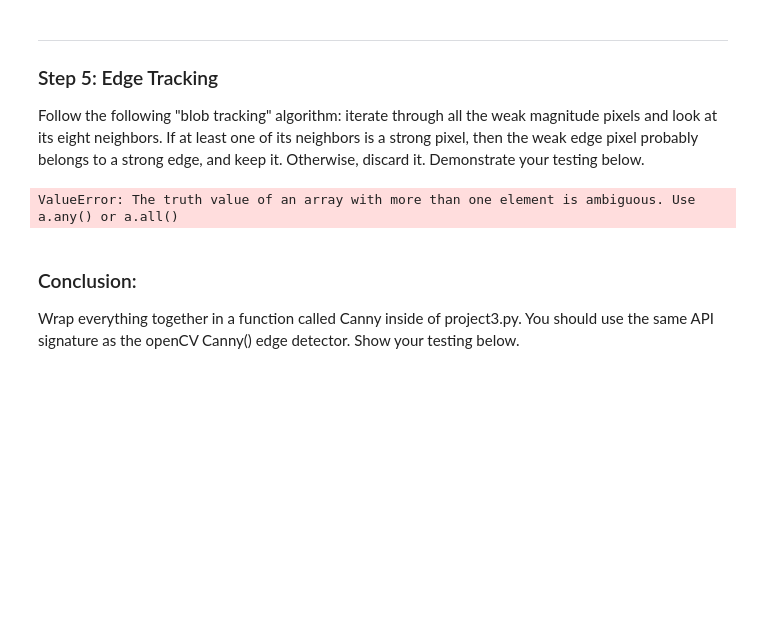
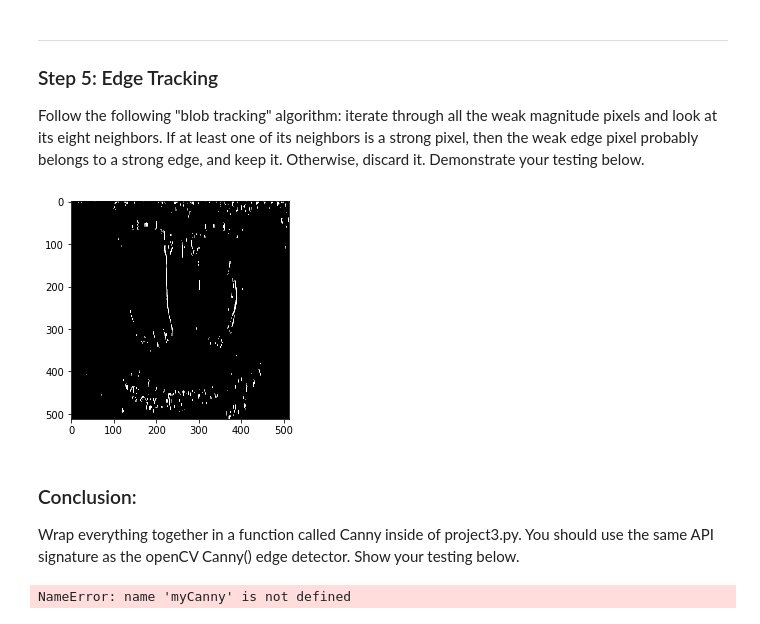
Before and after one commit to chododom/Computer-Vision, a Jupyter notebook: project3/Project3B.ipynb, the cells around one changed output. Saved outputs shown, nothing was run; the diff lists cells and outputs as text; code cells hidden in the pictures; blank space fills up the shorter version.

```diff
--- a/project3/Project3B.ipynb
+++ b/project3/Project3B.ipynb
@@ -107,11 +109,24 @@ plt.imshow(threshold_magnitudes,cmap='gray', vmin=0, vmax=255);plt.show()
 
 Follow the following "blob tracking" algorithm:  iterate through all the weak magnitude pixels and look at its eight neighbors.  If at least one of its neighbors is a strong pixel, then the weak edge pixel probably belongs to a strong edge, and keep it.  Otherwise, discard it. Demonstrate your testing below.
 # %%
-final = track_edges(threshold_magnitudes)
-plt.imshow(threshold_magnitudes,cmap='gray', vmin=0, vmax=255);plt.show()
+final = track_edges(threshold_magnitudes, t_h, t_l)
+plt.imshow(final,cmap='gray', vmin=0, vmax=255);plt.show()
 # %% [output]
-ValueError: The truth value of an array with more than one element is ambiguous. Use a.any() or a.all()
+[figure, added]
 # %% [markdown]
 ### Conclusion:
 
 Wrap everything together in a function called Canny inside of project3.py.  You should use the same API signature as the openCV Canny() edge detector.  Show your testing below.
+# %%
+import numpy as np
+import cv2
+from project3 import *
+import matplotlib.pyplot as plt
+import math
+from utils import load_image, save_image
+%matplotlib inline
+
+img = cv2.imread("images/demo.pgm", 0)
+plt.imshow(myCanny(img, 200, 100),cmap='gray', vmin=0, vmax=255);plt.show()
+# %% [output]
+NameError: name 'myCanny' is not defined
```
Also changed, not shown: parts of 4 cells of this notebook, 2 other files.
